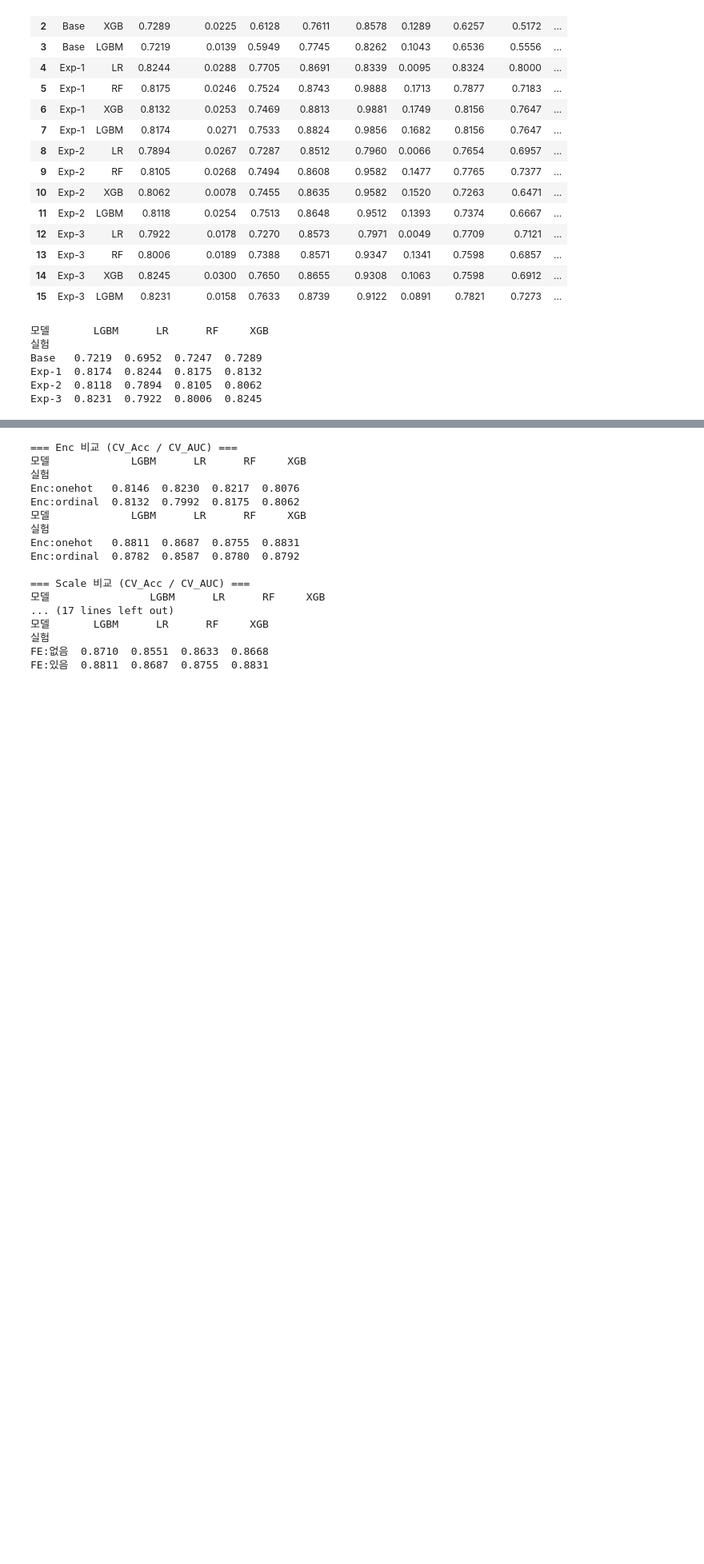
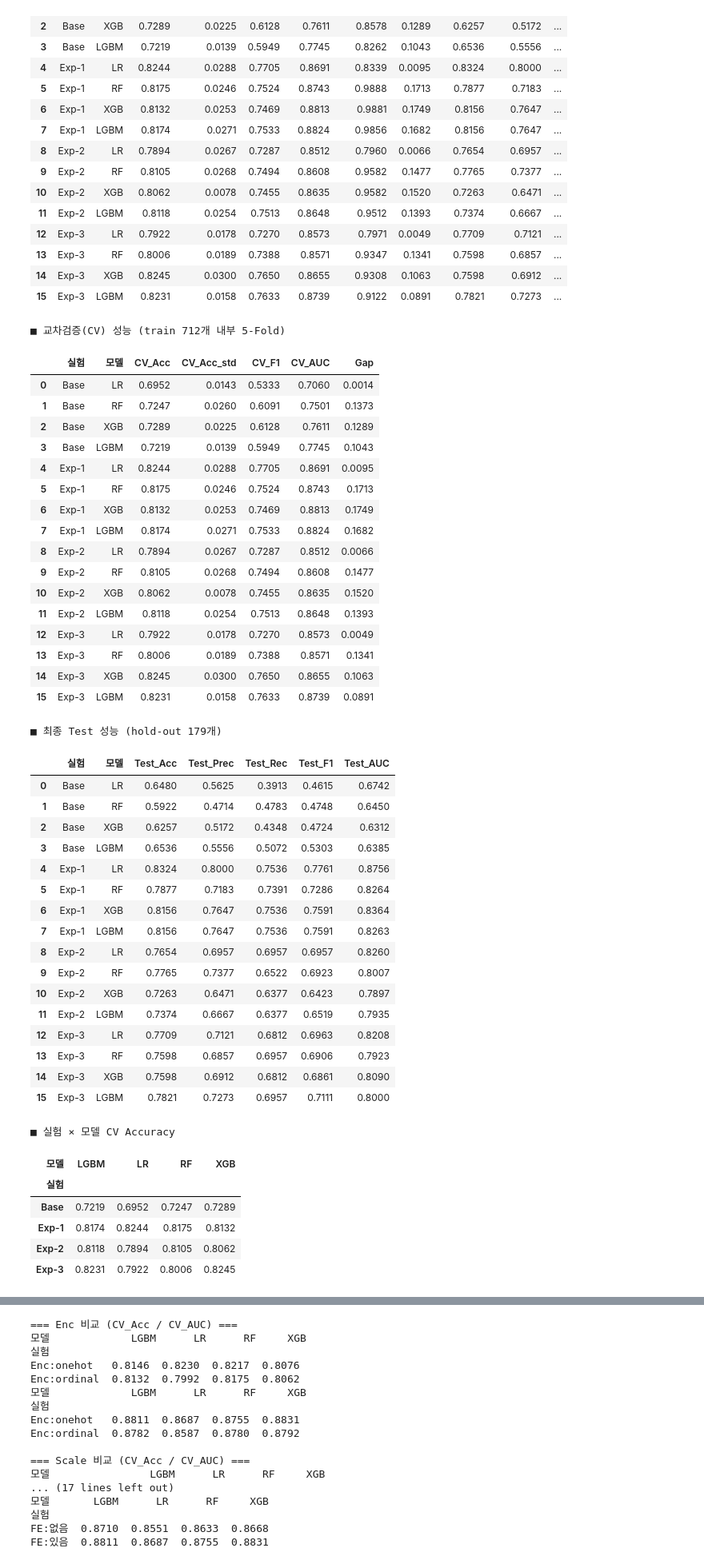
Before and after one commit to pckdou/Titanic, a Jupyter notebook: notebooks/titanic_fe.ipynb, the cells around one changed output, grey strips where cells are left out. Shown at 80% size. Drawn from its saved outputs; the diff is of its cells as text; code cells hidden in the pictures; blank space fills up the shorter version.

```diff
--- a/notebooks/titanic_fe.ipynb
+++ b/notebooks/titanic_fe.ipynb
@@ -482,18 +503,64 @@ res_df.round(4)
 # %%
 cols = ["실험", "모델", "CV_Acc", "CV_Acc_std", "CV_F1", "CV_AUC", "Gap",
         "Test_Acc", "Test_Prec", "Test_Rec", "Test_F1", "Test_AUC"]
 table = res_df[cols].round(4)
 table.to_csv("../results/experiment_results.csv", index=False, encoding="utf-8-sig")
 
-# 모델별 한눈에 보기
-print(table.pivot(index="실험", columns="모델", values="CV_Acc").round(4))
+cv_cols   = ["실험", "모델", "CV_Acc", "CV_Acc_std", "CV_F1", "CV_AUC", "Gap"]
+test_cols = ["실험", "모델", "Test_Acc", "Test_Prec", "Test_Rec", "Test_F1", "Test_AUC"]
+
+print("■ 교차검증(CV) 성능 (train 712개 내부 5-Fold)")
+display(table[cv_cols].reset_index(drop=True))
+
+print("■ 최종 Test 성능 (hold-out 179개)")
+display(table[test_cols].reset_index(drop=True))
+
+print("■ 실험 × 모델 CV Accuracy")
+display(table.pivot(index="실험", columns="모델", values="CV_Acc").round(4))
 # %% [output]
-모델       LGBM      LR      RF     XGB
-실험
-Base   0.7219  0.6952  0.7247  0.7289
-Exp-1  0.8174  0.8244  0.8175  0.8132
-Exp-2  0.8118  0.7894  0.8105  0.8062
-Exp-3  0.8231  0.7922  0.8006  0.8245
+■ 교차검증(CV) 성능 (train 712개 내부 5-Fold)
+|  | 실험 | 모델 | CV_Acc | CV_Acc_std | CV_F1 | CV_AUC | Gap |
+| 0 | Base | LR | 0.6952 | 0.0143 | 0.5333 | 0.7060 | 0.0014 |
+| 1 | Base | RF | 0.7247 | 0.0260 | 0.6091 | 0.7501 | 0.1373 |
+| 2 | Base | XGB | 0.7289 | 0.0225 | 0.6128 | 0.7611 | 0.1289 |
+| 3 | Base | LGBM | 0.7219 | 0.0139 | 0.5949 | 0.7745 | 0.1043 |
+| 4 | Exp-1 | LR | 0.8244 | 0.0288 | 0.7705 | 0.8691 | 0.0095 |
+| 5 | Exp-1 | RF | 0.8175 | 0.0246 | 0.7524 | 0.8743 | 0.1713 |
+| 6 | Exp-1 | XGB | 0.8132 | 0.0253 | 0.7469 | 0.8813 | 0.1749 |
+| 7 | Exp-1 | LGBM | 0.8174 | 0.0271 | 0.7533 | 0.8824 | 0.1682 |
+| 8 | Exp-2 | LR | 0.7894 | 0.0267 | 0.7287 | 0.8512 | 0.0066 |
+| 9 | Exp-2 | RF | 0.8105 | 0.0268 | 0.7494 | 0.8608 | 0.1477 |
+| 10 | Exp-2 | XGB | 0.8062 | 0.0078 | 0.7455 | 0.8635 | 0.1520 |
+| 11 | Exp-2 | LGBM | 0.8118 | 0.0254 | 0.7513 | 0.8648 | 0.1393 |
+| 12 | Exp-3 | LR | 0.7922 | 0.0178 | 0.7270 | 0.8573 | 0.0049 |
+| 13 | Exp-3 | RF | 0.8006 | 0.0189 | 0.7388 | 0.8571 | 0.1341 |
+| 14 | Exp-3 | XGB | 0.8245 | 0.0300 | 0.7650 | 0.8655 | 0.1063 |
+| 15 | Exp-3 | LGBM | 0.8231 | 0.0158 | 0.7633 | 0.8739 | 0.0891 |
+■ 최종 Test 성능 (hold-out 179개)
+|  | 실험 | 모델 | Test_Acc | Test_Prec | Test_Rec | Test_F1 | Test_AUC |
+| 0 | Base | LR | 0.6480 | 0.5625 | 0.3913 | 0.4615 | 0.6742 |
+| 1 | Base | RF | 0.5922 | 0.4714 | 0.4783 | 0.4748 | 0.6450 |
+| 2 | Base | XGB | 0.6257 | 0.5172 | 0.4348 | 0.4724 | 0.6312 |
+| 3 | Base | LGBM | 0.6536 | 0.5556 | 0.5072 | 0.5303 | 0.6385 |
+| 4 | Exp-1 | LR | 0.8324 | 0.8000 | 0.7536 | 0.7761 | 0.8756 |
+| 5 | Exp-1 | RF | 0.7877 | 0.7183 | 0.7391 | 0.7286 | 0.8264 |
+| 6 | Exp-1 | XGB | 0.8156 | 0.7647 | 0.7536 | 0.7591 | 0.8364 |
+| 7 | Exp-1 | LGBM | 0.8156 | 0.7647 | 0.7536 | 0.7591 | 0.8263 |
+| 8 | Exp-2 | LR | 0.7654 | 0.6957 | 0.6957 | 0.6957 | 0.8260 |
+| 9 | Exp-2 | RF | 0.7765 | 0.7377 | 0.6522 | 0.6923 | 0.8007 |
+| 10 | Exp-2 | XGB | 0.7263 | 0.6471 | 0.6377 | 0.6423 | 0.7897 |
+| 11 | Exp-2 | LGBM | 0.7374 | 0.6667 | 0.6377 | 0.6519 | 0.7935 |
+| 12 | Exp-3 | LR | 0.7709 | 0.7121 | 0.6812 | 0.6963 | 0.8208 |
+| 13 | Exp-3 | RF | 0.7598 | 0.6857 | 0.6957 | 0.6906 | 0.7923 |
+| 14 | Exp-3 | XGB | 0.7598 | 0.6912 | 0.6812 | 0.6861 | 0.8090 |
+| 15 | Exp-3 | LGBM | 0.7821 | 0.7273 | 0.6957 | 0.7111 | 0.8000 |
+■ 실험 × 모델 CV Accuracy
+| 모델 | LGBM | LR | RF | XGB |
+| 실험 |  |  |  |  |
+| Base | 0.7219 | 0.6952 | 0.7247 | 0.7289 |
+| Exp-1 | 0.8174 | 0.8244 | 0.8175 | 0.8132 |
+| Exp-2 | 0.8118 | 0.7894 | 0.8105 | 0.8062 |
+| Exp-3 | 0.8231 | 0.7922 | 0.8006 | 0.8245 |
 # %% [markdown]
 **결과 해석**
 - Base 대비 Exp-1~3 모두 CV Accuracy가 약 6~13%p 상승 (Exp-1 기준 LR +12.9%p, LGBM +9.6%p, RF +9.3%p, XGB +8.4%p) → 범주형(Sex, Title)과 파생변수 활용의 효과가 큼
```
Also changed, not shown: parts of 8 cells of this notebook, 6 other files.
